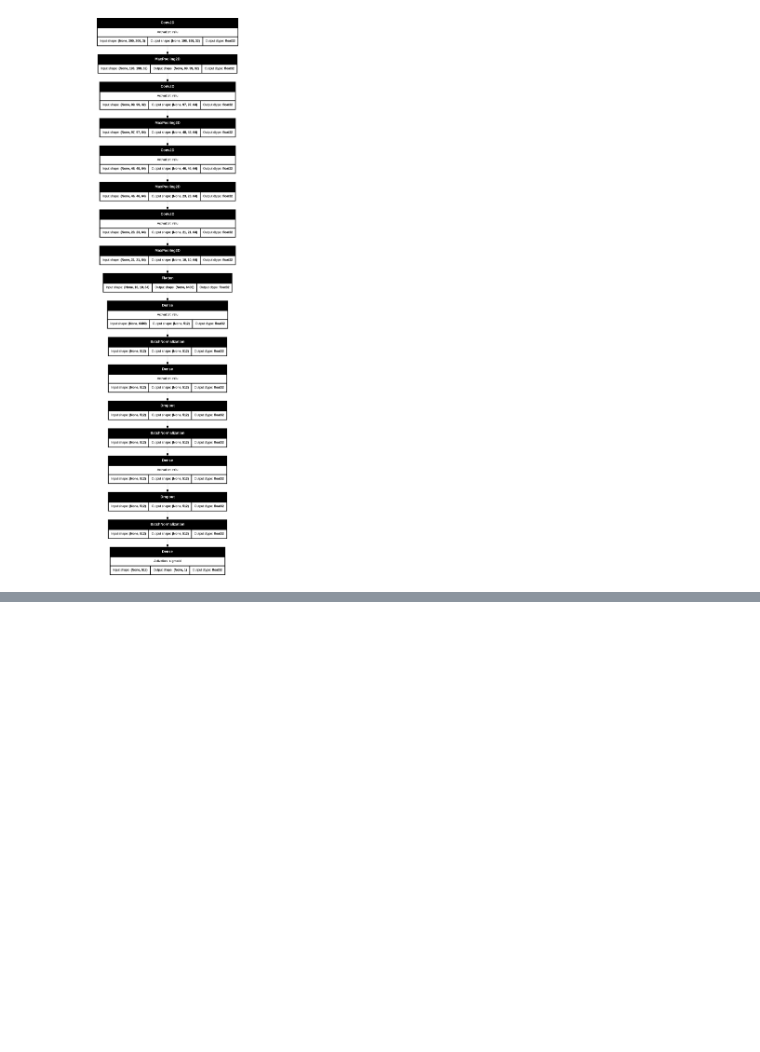
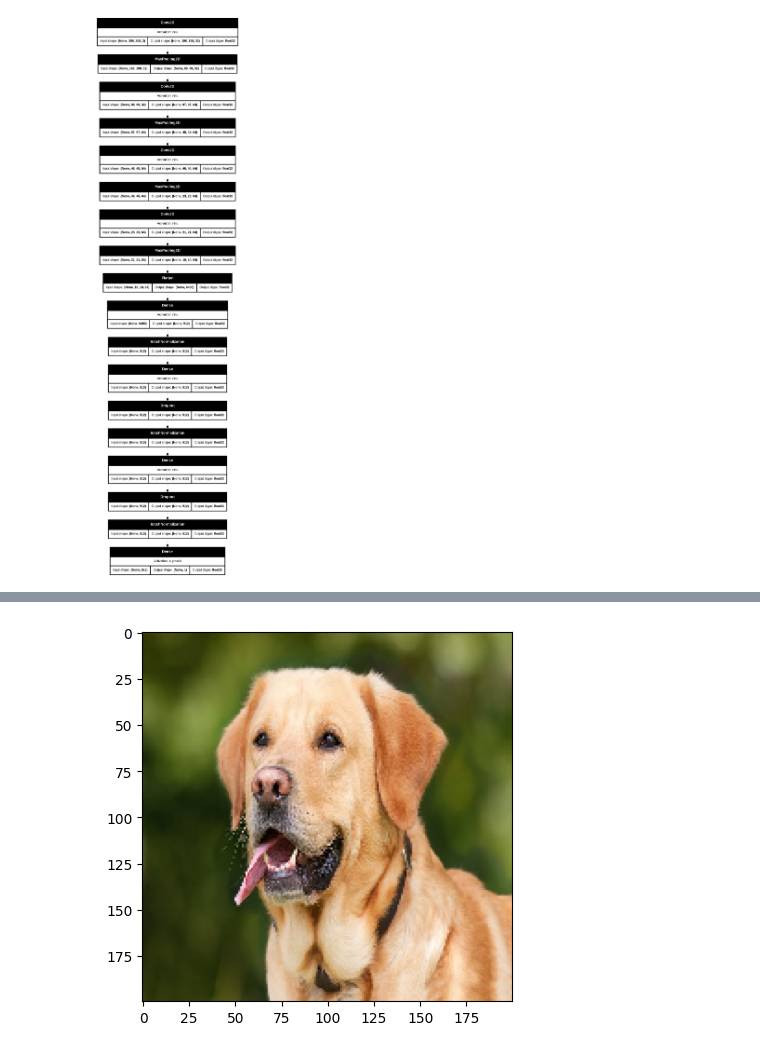
Before and after one commit to rizz045/Cat-And-Dog-Classification-Using-CNN, a Jupyter notebook: Cat_And_Dog_Classification_Using_CNN.ipynb, the cells around one changed output, grey strips where cells are left out. Cells and saved outputs as stored; diff of their text form; code cells hidden in the pictures; blank space fills up the shorter version.

```diff
--- a/Cat_And_Dog_Classification_Using_CNN.ipynb
+++ b/Cat_And_Dog_Classification_Using_CNN.ipynb
@@ -171,7 +188,7 @@ plt.show()
 # %%
 from keras.preprocessing import image
 
-test_image = image.load_img('7.jpg', target_size=(200,200))
+test_image = image.load_img('/content/test6.jpg', target_size=(200,200))
 
 plt.imshow(test_image)
 test_image = image.img_to_array(test_image)
@@ -182,3 +199,4 @@ if result >= 0.5:
     print("Dog")
 else:
     print("Cat")
+# %% [output]
@@ -185 +205,2 @@ else:
+[figure, added]
 # %%
```
Also changed, not shown: parts of 9 cells of this notebook.
